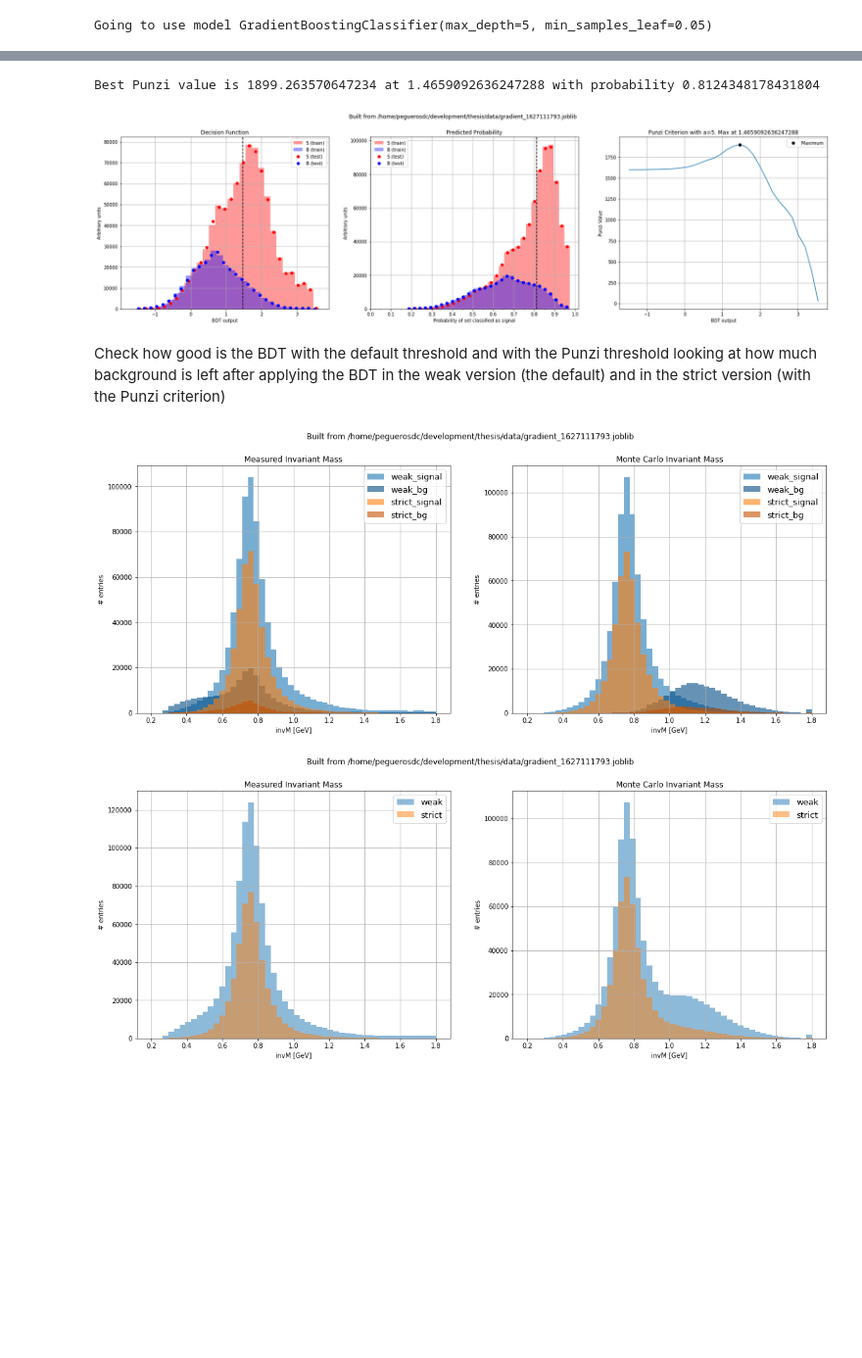
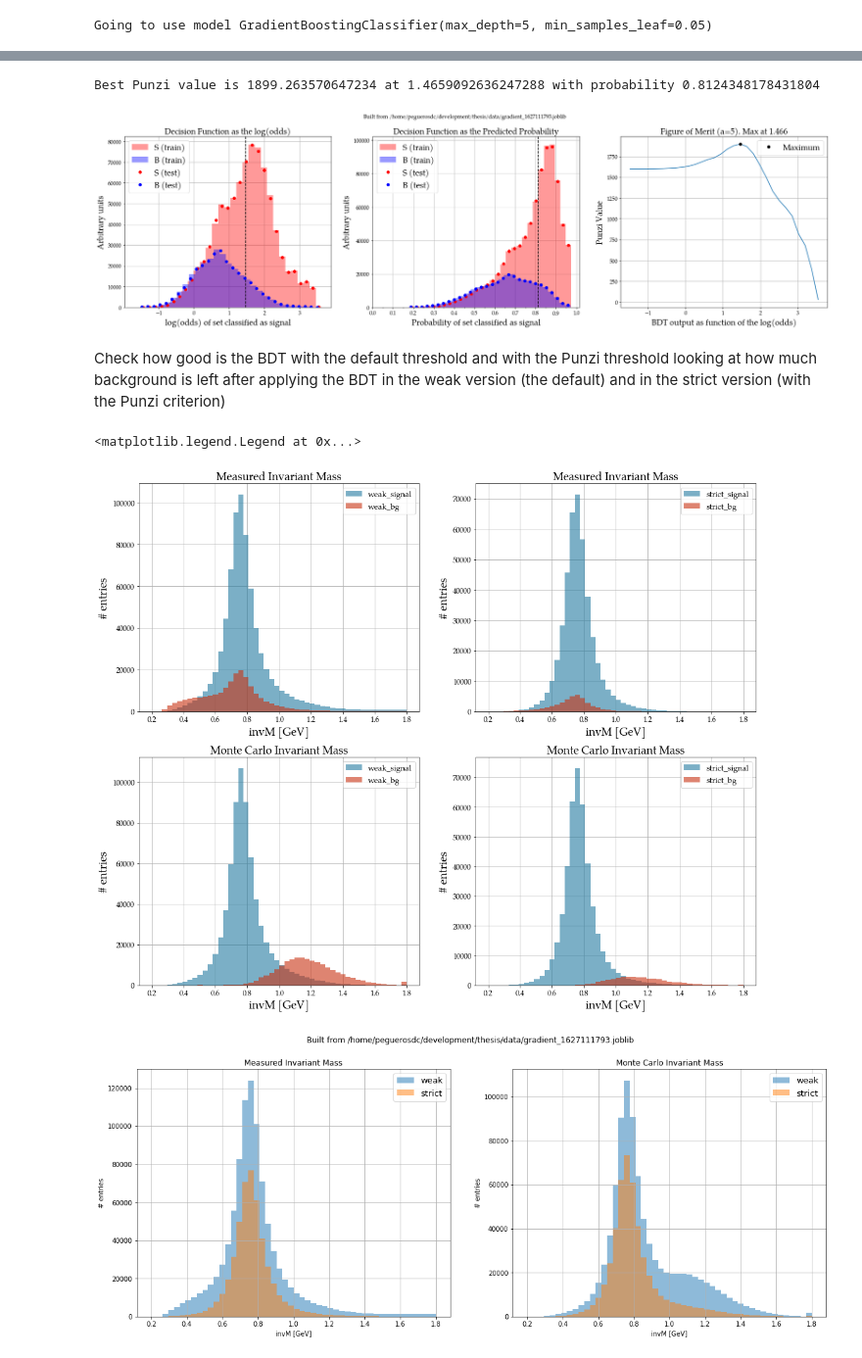
Before and after one commit to peguerosdc/unfolding_benchmark, a Jupyter notebook: tau2pipi0nu_bdt.ipynb, the cells around one changed output, grey strips where cells are left out. Shown at 98% size. Saved outputs shown, nothing was run; the diff lists cells and outputs as text; code cells hidden in the pictures; blank space fills up the shorter version.

```diff
--- a/tau2pipi0nu_bdt.ipynb
+++ b/tau2pipi0nu_bdt.ipynb
@@ -16,7 +18,7 @@ def get_config(is_jaguar=False):
         config["data"] = {
             "files" : "/storage/cpegueros/tau2pipi0_taupair_1623721564_00/sub00/cuts30/*.root",
             "workers" : 45,
-            "step_size" : "500 MB",
+            "step_size" : "89 MB",
         }
         config["tree_dir"] = "/home/cpegueros/bdt/"
         config["tree_to_use"] = "/home/cpegueros/bdt/gradient_1627111793.joblib"
@@ -42,0 +47,5 @@ Going to use 10 variables to fit...
+# %%
+# choose files
+config = get_config(is_jaguar=False)
+df = pd.read_csv(config["data_classified"], index_col=0)
+df
@@ -58,10 +148,7 @@ for df in uproot.iterate(f"{config['data']['files']}:tau1x1", filter_name=branch
     ))
     signal_temp = ak.concatenate([signal_temp, one_pi0[is_signal]], axis=0)
     # get the events that are background
-    is_bg = \
-        (( (one_pi0.track_sig_charge==1) & (one_pi0.tauPlusMCMode!=4) ) | (
-            (one_pi0.track_sig_charge==-1) & (one_pi0.tauMinusMCMode!=4)
-        ))
+    is_bg = ~is_signal
     bg_temp = ak.concatenate([bg_temp, one_pi0[is_bg]], axis=0)
 # convert everything to pandas
 signal = ak.to_pandas(signal_temp).drop(columns=["nPi0s_sig"])
@@ -142,6 +248,6 @@ Going to use model GradientBoostingClassifier(max_depth=5, min_samples_leaf=0.05
 # %%
 # plot output distribution
-fig, axs = plt.subplots(1, 3, figsize=(28, 7))
+fig, axs = plot_utils.get_1x3_im_figure()
 fig.suptitle(f"Built from {config['tree_to_use']}")
 nbins = 30
 
@@ -167,9 +273,9 @@ hist, bins = np.histogram(model.decision_function(features_test[(target_test==0)
 center = (bins[:-1] + bins[1:]) / 2
 ax_decision.errorbar(center, hist, fmt='o', c='b', label='B (test)')
 
-ax_decision.grid()
-ax_decision.set_title("Decision Function")
-ax_decision.set_xlabel("BDT output")
+#ax_decision.grid()
+ax_decision.set_title("Decision Function as the log(odds)")
+ax_decision.set_xlabel("log(odds) of set classified as signal")
 ax_decision.set_ylabel("Arbitrary units")
 ax_decision.legend(loc='best')
 
@@ -195,8 +301,8 @@ hist, bins = np.histogram(model.predict_proba(features_test[(target_test==0)])[:
 center = (bins[:-1] + bins[1:]) / 2
 ax_probs.errorbar(center, hist, fmt='o', c='b', label='B (test)')
 
-ax_probs.grid()
-ax_probs.set_title("Predicted Probability")
+#ax_probs.grid()
+ax_probs.set_title("Decision Function as the Predicted Probability")
 ax_probs.set_xlabel("Probability of set classified as signal")
 ax_probs.set_ylabel("Arbitrary units")
 ax_probs.legend(loc='best')
@@ -227,10 +333,10 @@ print(f"Best Punzi value is {max_punzi} at {best_cut_threshold} with probability
 punzi_ax = axs[2]
 punzi_ax.plot(dcenters, punzi)
 punzi_ax.plot(best_cut_threshold, max_punzi, "ko", label="Maximum")
-punzi_ax.set_title(f"Punzi Criterion with a={a_sigmas}. Max at {best_cut_threshold}")
-punzi_ax.set_xlabel("BDT output")
+punzi_ax.set_title(f"Figure of Merit (a={a_sigmas}). Max at {best_cut_threshold:0.3f}")
+punzi_ax.set_xlabel("BDT output as function of the log(odds)")
 punzi_ax.set_ylabel("Punzi Value")
-punzi_ax.grid()
+#punzi_ax.grid()
 _ = punzi_ax.legend(loc='best')
 
 # Show also on the previous axes
@@ -238,7 +344,7 @@ _ = ax_decision.axvline(best_cut_threshold, linestyle="--", color="black")
 _ = ax_probs.axvline(best_cut_probability, linestyle="--", color="black")
 # %% [output]
 Best Punzi value is 1899.263570647234 at 1.4659092636247288 with probability 0.8124348178431804
-[figure, old version]
+[figure, new version]
 # %% [markdown]
 Check how good is the BDT with the default threshold and with the Punzi threshold looking at how much background is left after applying the BDT in the weak version (the default) and in the strict version (with the Punzi criterion)
 # %%
@@ -286,34 +392,49 @@ threshold = 0.8124348178431804
 strict_prediction = data_test[(model.predict_proba(features_test) >= threshold)]
 strict_mass_signal, strict_mass_noise, strict_mass_mc_signal, strict_mass_mc_noise = get_mass_histograms(strict_prediction)
 # %%
-fig, axs = plt.subplots(1, 2, figsize=(19, 7))
-fig.suptitle(f"Built from {config['tree_to_use']}")
+fig, axs = plt.subplots(2, 2, figsize=(18, 15))
+#fig.suptitle(f"Built from {config['tree_to_use']}")
+
+sig_color = "#247BA0"
+bg_color = "#C93312"
 
 # Plot the histogram of the data
-ax_mass = axs[0]
-ax_mass.bar(weak_mass_signal.axes[0].centers, weak_mass_signal.view(), width=weak_mass_signal.axes[0].widths, color='#1f77b4', label="weak_signal", alpha=0.6)
-ax_mass.bar(weak_mass_noise.axes[0].centers, weak_mass_noise.view(), width=weak_mass_noise.axes[0].widths, color='#004c84', label="weak_bg", alpha=0.6)
-ax_mass.bar(strict_mass_signal.axes[0].centers, strict_mass_signal.view(), width=strict_mass_signal.axes[0].widths, color='#ff7f0e', label="strict_signal", alpha=0.6)
-ax_mass.bar(strict_mass_noise.axes[0].centers, strict_mass_noise.view(), width=strict_mass_noise.axes[0].widths, color='#c55000', label="strict_bg", alpha=0.6)
+ax_mass = axs[0,0]
+ax_mass.bar(weak_mass_signal.axes[0].centers, weak_mass_signal.view(), width=weak_mass_signal.axes[0].widths, color=sig_color, label="weak_signal", alpha=0.6)
+ax_mass.bar(weak_mass_noise.axes[0].centers, weak_mass_noise.view(), width=weak_mass_noise.axes[0].widths, color=bg_color, label="weak_bg", alpha=0.6)
 ax_mass.set_title("Measured Invariant Mass")
 ax_mass.set_xlabel("invM [GeV]")
 ax_mass.set_ylabel("# entries")
 ax_mass.legend(prop={"size": 13})
-ax_mass.grid()
+
+ax_mass = axs[0,1]
+ax_mass.bar(strict_mass_signal.axes[0].centers, strict_mass_signal.view(), width=strict_mass_signal.axes[0].widths, color=sig_color, label="strict_signal", alpha=0.6)
+ax_mass.bar(strict_mass_noise.axes[0].centers, strict_mass_noise.view(), width=strict_mass_noise.axes[0].widths, color=bg_color, label="strict_bg", alpha=0.6)
+ax_mass.set_title("Measured Invariant Mass")
+ax_mass.set_xlabel("invM [GeV]")
+ax_mass.set_ylabel("# entries")
+ax_mass.legend(prop={"size": 13})
+
 
 # Plot the histogram of the monte carlo
-ax_mass_mc = axs[1]
-ax_mass_mc.bar(weak_mass_mc_signal.axes[0].centers, weak_mass_mc_signal.view(), width=weak_mass_mc_signal.axes[0].widths, color='#1f77b4', label="weak_signal", alpha=0.6)
-ax_mass_mc.bar(weak_mass_mc_noise.axes[0].centers, weak_mass_mc_noise.view(), width=weak_mass_mc_noise.axes[0].widths, color='#004c84', label="weak_bg", alpha=0.6)
-ax_mass_mc.bar(strict_mass_mc_signal.axes[0].centers, strict_mass_mc_signal.view(), width=strict_mass_mc_signal.axes[0].widths, color='#ff7f0e', label="strict_signal", alpha=0.6)
-ax_mass_mc.bar(strict_mass_mc_noise.axes[0].centers, strict_mass_mc_noise.view(), width=strict_mass_mc_noise.axes[0].widths, color='#c55000', label="strict_bg", alpha=0.6)
+ax_mass_mc = axs[1,0]
+ax_mass_mc.bar(weak_mass_mc_signal.axes[0].centers, weak_mass_mc_signal.view(), width=weak_mass_mc_signal.axes[0].widths, color=sig_color, label="weak_signal", alpha=0.6)
+ax_mass_mc.bar(weak_mass_mc_noise.axes[0].centers, weak_mass_mc_noise.view(), width=weak_mass_mc_noise.axes[0].widths, color=bg_color, label="weak_bg", alpha=0.6)
 ax_mass_mc.set_title("Monte Carlo Invariant Mass")
 ax_mass_mc.set_xlabel("invM [GeV]")
 ax_mass_mc.set_ylabel("# entries")
 ax_mass_mc.legend(prop={"size": 13})
-ax_mass_mc.grid()
+
+ax_mass_mc = axs[1,1]
+ax_mass_mc.bar(strict_mass_mc_signal.axes[0].centers, strict_mass_mc_signal.view(), width=strict_mass_mc_signal.axes[0].widths, color=sig_color, label="strict_signal", alpha=0.6)
+ax_mass_mc.bar(strict_mass_mc_noise.axes[0].centers, strict_mass_mc_noise.view(), width=strict_mass_mc_noise.axes[0].widths, color=bg_color, label="strict_bg", alpha=0.6)
+ax_mass_mc.set_title("Monte Carlo Invariant Mass")
+ax_mass_mc.set_xlabel("invM [GeV]")
+ax_mass_mc.set_ylabel("# entries")
+ax_mass_mc.legend(prop={"size": 13})
 # %% [output]
+<matplotlib.legend.Legend at 0x...>
-[figure, old version]
+[figure, new version]
 # %%
 fig, axs = plt.subplots(1, 2, figsize=(19, 7))
 fig.suptitle(f"Built from {config['tree_to_use']}")
```
Also changed, not shown: parts of 7 cells of this notebook, 7 other files.
